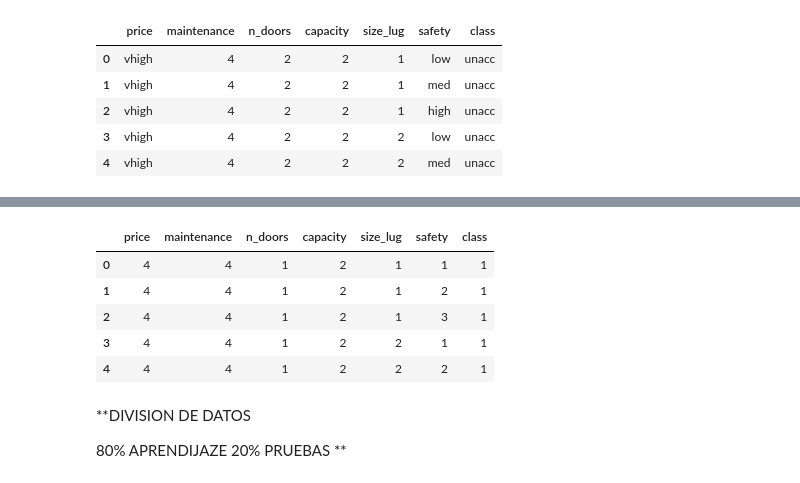
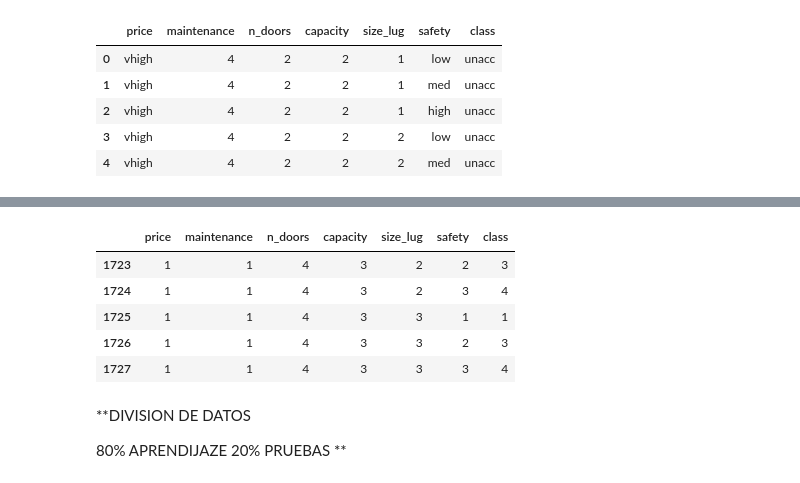
Before and after one commit to lismarcarolinacamacho/PYTHON, a Jupyter notebook: pandas.ipynb, the cells around one changed output, grey strips where cells are left out. Drawn from its saved outputs; the diff is of its cells as text; code cells hidden in the pictures.

```diff
--- a/pandas.ipynb
+++ b/pandas.ipynb
@@ -205,12 +182,13 @@ TypeError: ignored
 # %%
 data.head()
+data.tail()
 # %% [output]
 |  | price | maintenance | n_doors | capacity | size_lug | safety | class |
-| 0 | 4 | 4 | 1 | 2 | 1 | 1 | 1 |
-| 1 | 4 | 4 | 1 | 2 | 1 | 2 | 1 |
-| 2 | 4 | 4 | 1 | 2 | 1 | 3 | 1 |
-| 3 | 4 | 4 | 1 | 2 | 2 | 1 | 1 |
-| 4 | 4 | 4 | 1 | 2 | 2 | 2 | 1 |
+| 1723 | 1 | 1 | 4 | 3 | 2 | 2 | 3 |
+| 1724 | 1 | 1 | 4 | 3 | 2 | 3 | 4 |
+| 1725 | 1 | 1 | 4 | 3 | 3 | 1 | 1 |
+| 1726 | 1 | 1 | 4 | 3 | 3 | 2 | 3 |
+| 1727 | 1 | 1 | 4 | 3 | 3 | 3 | 4 |
 # %% [markdown]
 **DIVISION DE DATOS
 
```
Also changed, not shown: parts of 15 cells of this notebook.
